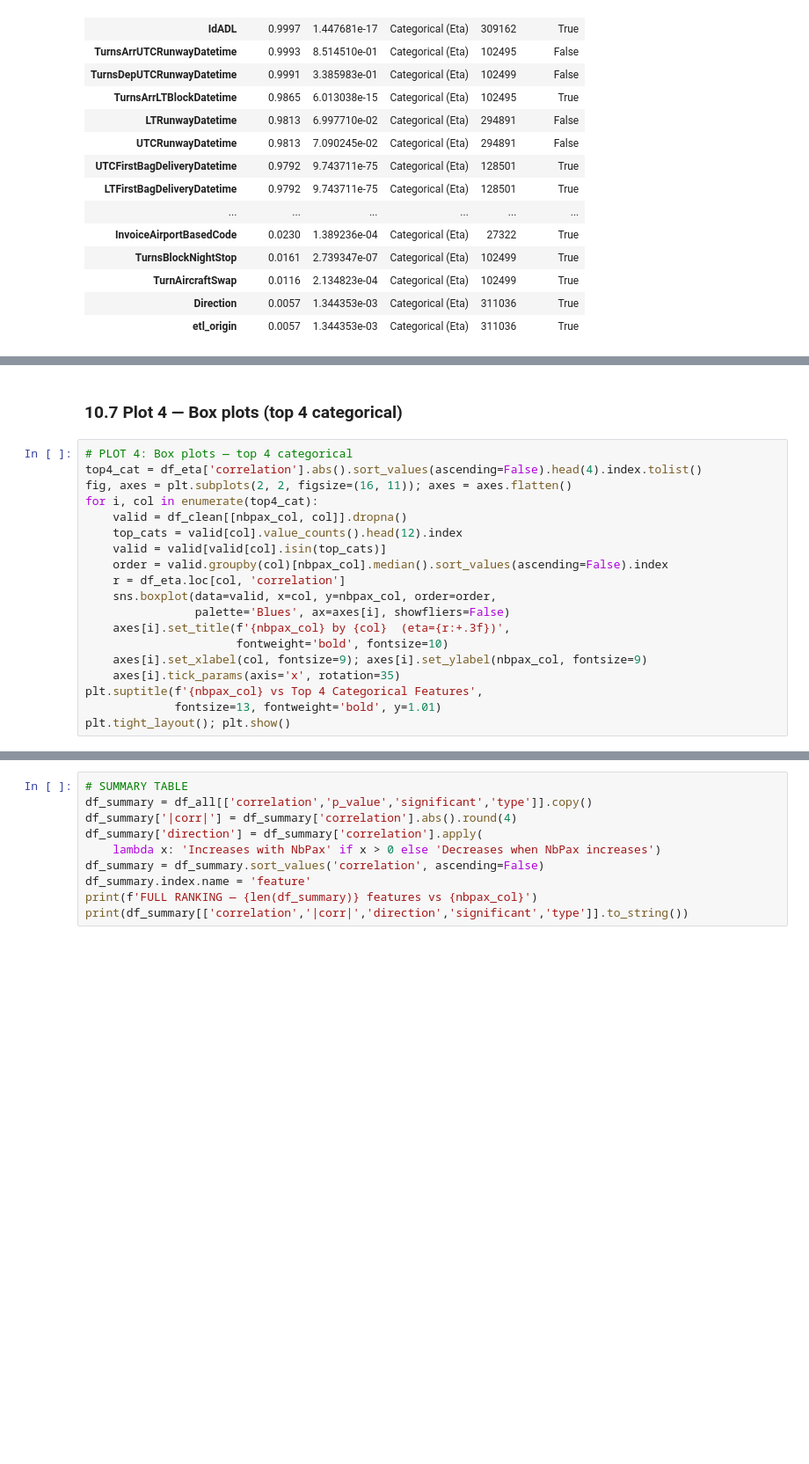
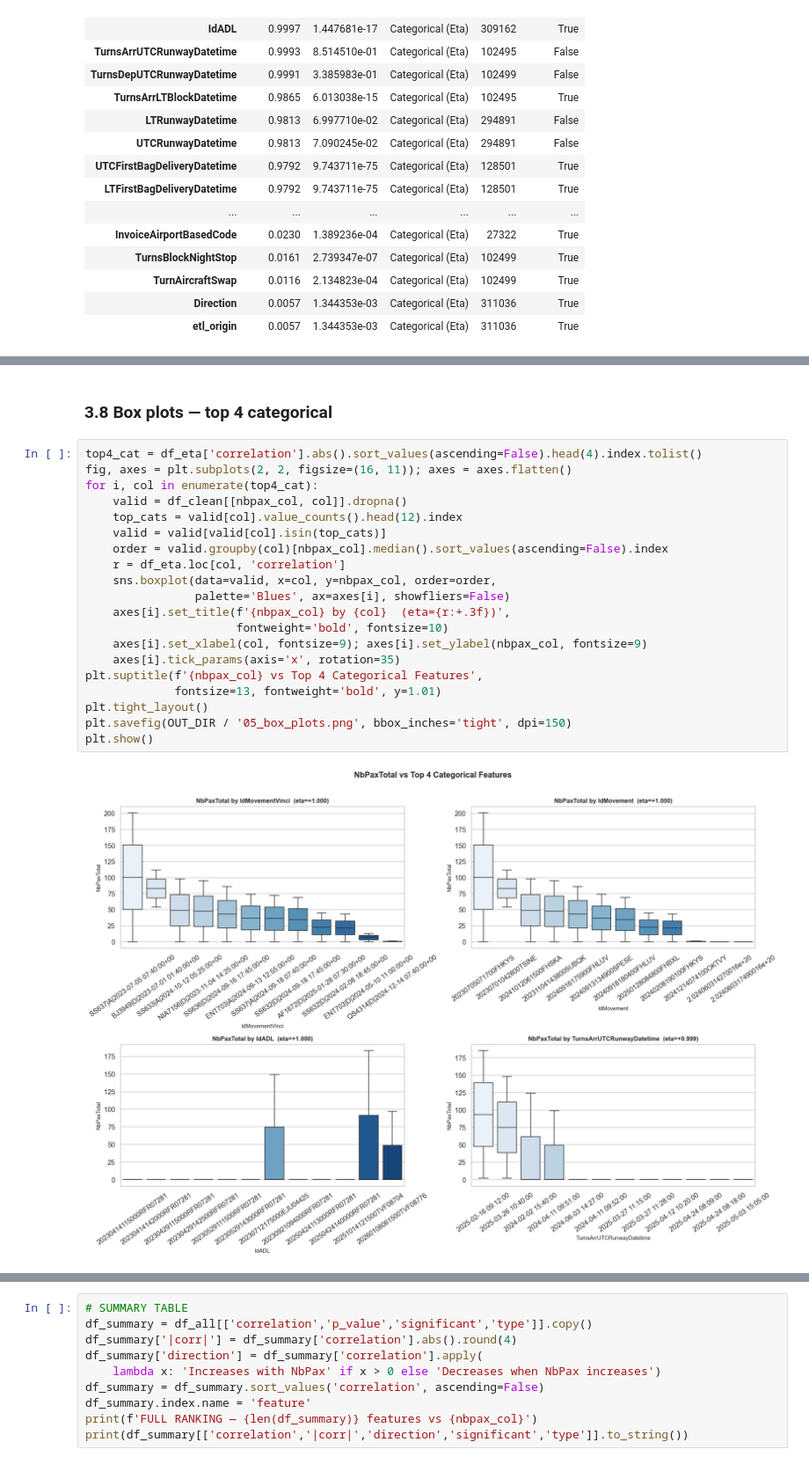
Before and after one commit to LancelotTC/master-minds-challenge, a Jupyter notebook: correlation.ipynb, the cells around one changed output, grey strips where cells are left out. Shown at 88% size. Cells and saved outputs as stored; diff of their text form; blank space fills up the shorter version.

```diff
--- a/correlation.ipynb
+++ b/correlation.ipynb
@@ -380,22 +375,25 @@ plt.tight_layout(); plt.show()
 # %% [markdown]
-### 10.7 Plot 4 — Box plots (top 4 categorical)
+### 3.8 Box plots — top 4 categorical
 # %%
-# PLOT 4: Box plots — top 4 categorical
 top4_cat = df_eta['correlation'].abs().sort_values(ascending=False).head(4).index.tolist()
 fig, axes = plt.subplots(2, 2, figsize=(16, 11)); axes = axes.flatten()
 for i, col in enumerate(top4_cat):
     valid = df_clean[[nbpax_col, col]].dropna()
     top_cats = valid[col].value_counts().head(12).index
     valid = valid[valid[col].isin(top_cats)]
     order = valid.groupby(col)[nbpax_col].median().sort_values(ascending=False).index
     r = df_eta.loc[col, 'correlation']
     sns.boxplot(data=valid, x=col, y=nbpax_col, order=order,
                 palette='Blues', ax=axes[i], showfliers=False)
     axes[i].set_title(f'{nbpax_col} by {col}  (eta={r:+.3f})',
                       fontweight='bold', fontsize=10)
     axes[i].set_xlabel(col, fontsize=9); axes[i].set_ylabel(nbpax_col, fontsize=9)
     axes[i].tick_params(axis='x', rotation=35)
 plt.suptitle(f'{nbpax_col} vs Top 4 Categorical Features',
              fontsize=13, fontweight='bold', y=1.01)
-plt.tight_layout(); plt.show()
+plt.tight_layout()
+plt.savefig(OUT_DIR / '05_box_plots.png', bbox_inches='tight', dpi=150)
+plt.show()
+# %% [output]
+[figure, added]
 # %% [markdown]
```
Also changed, not shown: parts of 18 cells of this notebook, 5 other files.
